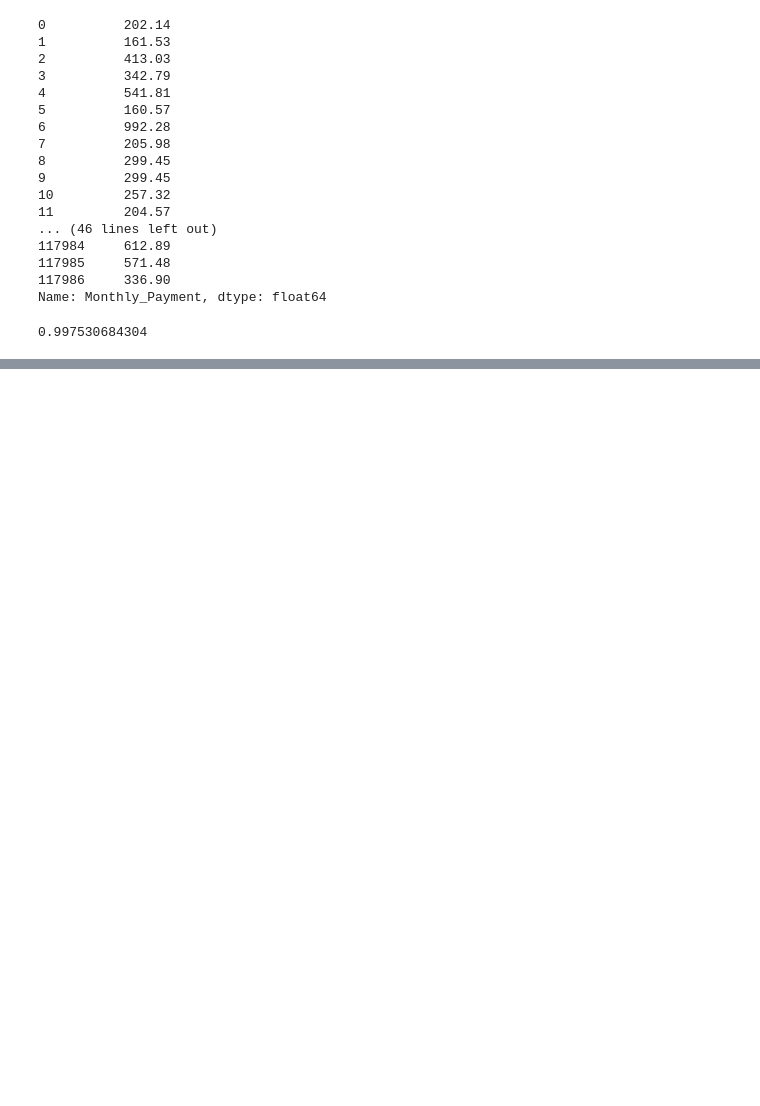
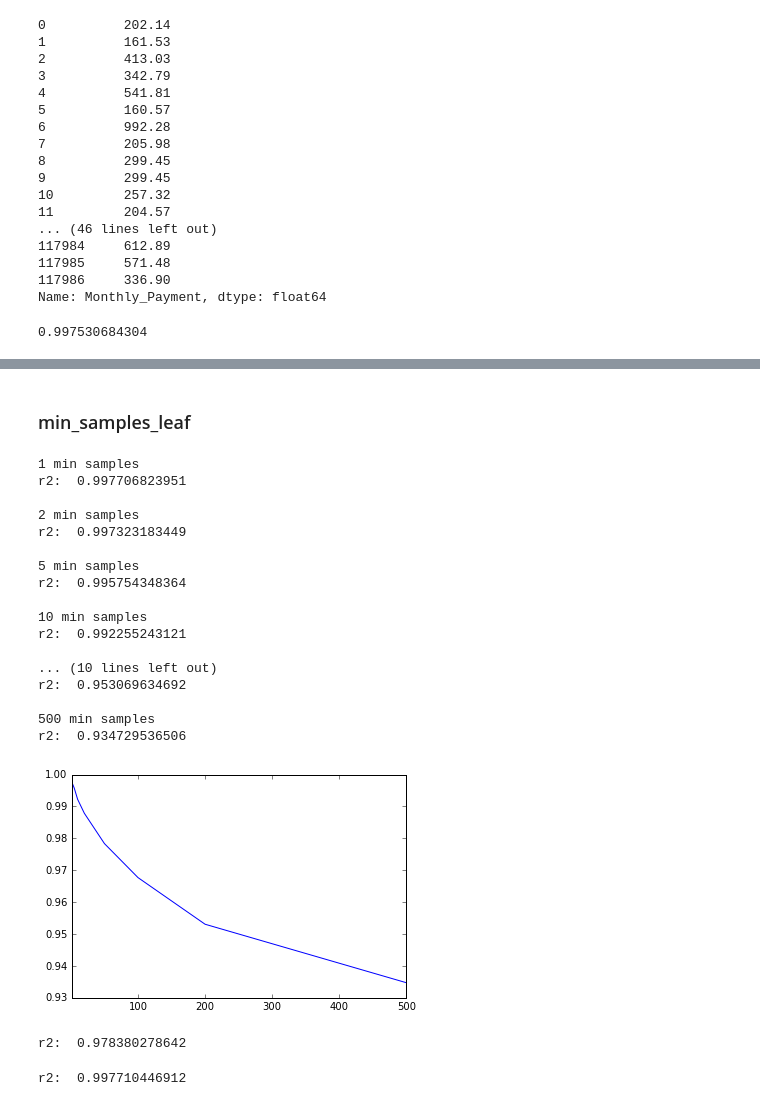
Before and after one commit to gnitnuj/NTL, a Jupyter notebook: NTL.ipynb, the cells around one changed output, grey strips where cells are left out. Drawn from its saved outputs; the diff is of its cells as text; code cells hidden in the pictures; blank space fills up the shorter version.

```diff
--- a/NTL.ipynb
+++ b/NTL.ipynb
@@ -1075,0 +1201,66 @@ np.savetxt("output7.csv", np.dstack((np.arange(0, output7.size),output7))[0],"%d
+# %% [markdown]
+### min_samples_leaf
+# %%
+results = []
+min_samples_leaf_options = [1, 2, 5, 10, 20, 50, 100, 200, 500]
+
+for min_samples in min_samples_leaf_options:
+    model = RandomForestRegressor(n_estimators=500,
+                                  oob_score=True,
+                                  n_jobs=-1,
+                                  random_state=42,
+                                  max_features="auto",
+                                  min_samples_leaf=min_samples)
+    model.fit(X_train, y_train)
+    print min_samples, "min samples"
+    r2 = r2_score(y_test, model.predict(X_test))
+    print "r2: ", r2
+    results.append(r2)
+    print ""
+
+pd.Series(results, min_samples_leaf_options).plot();
+# %% [output]
+1 min samples
+r2:  0.997706823951
+
+2 min samples
+r2:  0.997323183449
+
+5 min samples
+r2:  0.995754348364
+
+10 min samples
+r2:  0.992255243121
+
+... (10 lines left out)
+r2:  0.953069634692
+
+500 min samples
+r2:  0.934729536506
+[figure, added]
+# %%
+# final model after tuning
+finalModel = RandomForestRegressor(n_estimators=2000,
+                              oob_score=True,
+                              n_jobs=-1,
+                              random_state=42,
+                              max_features="auto",
+                              min_samples_leaf=50)
+finalModel.fit(X_train, y_train)
+
+print "r2: ", r2_score(y_test, finalModel.predict(X_test))
+# %% [output]
+r2:  0.978380278642
+# %%
+# final model after tuning
+finalModel2 = RandomForestRegressor(n_estimators=1000,
+                              oob_score=True,
+                              n_jobs=-1,
+                              random_state=42,
+                              max_features="auto",
+                              min_samples_leaf=1)
+finalModel2.fit(X_train, y_train)
+
+print "r2: ", r2_score(y_test, finalModel2.predict(X_test))
+# %% [output]
+r2:  0.997710446912
```
Also changed, not shown: parts of 19 cells of this notebook, 2 other files.
